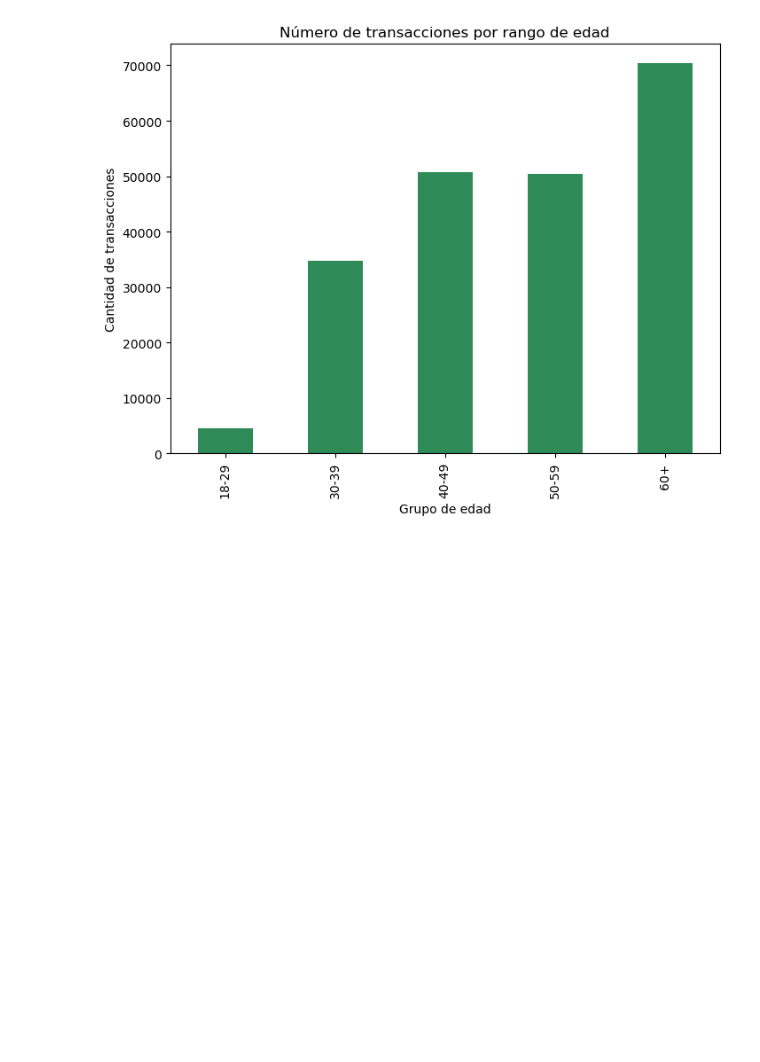
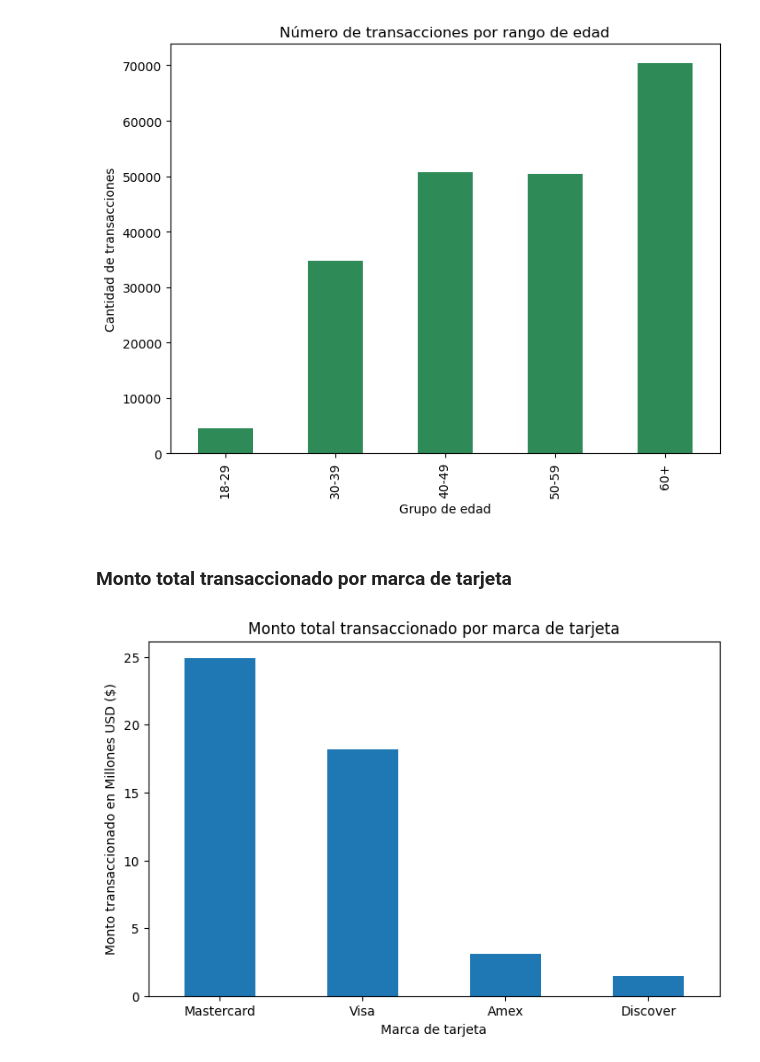
Before and after one commit to robertomalave/Practica_G11, a Jupyter notebook: ProyectoG11.ipynb, the cells around one changed output. Saved outputs shown, nothing was run; the diff lists cells and outputs as text; code cells hidden in the pictures; blank space fills up the shorter version.

Commit message:
Actualizacion tabla cards Patricio Silva

```diff
--- a/ProyectoG11.ipynb
+++ b/ProyectoG11.ipynb
@@ -1356,0 +1570,6 @@ df_transactions
+# %%
+df_merged_tc = df_transactions.merge(df_cards_final,
+    how='left',          # mantiene todas las transacciones
+    left_on='client_id', # columna en df_transactions
+    right_on='client_id' # columna en df_cards_final
+)
@@ -1356,0 +1614,6 @@ df_transactions
+# %%
+df_merged_tc['amount'] = (df_merged_tc['amount'].str.replace('$', '', regex=False).astype(float))
+# %%
+df_merged_tc['merchant_city'] = df_merged_tc['merchant_city'].astype(str).str.strip()
+df_merged_tc['merchant_city'] = df_merged_tc['merchant_city'].str.upper()
+df_merged_tc.head(10)
@@ -1409,3 +1692,16 @@ plt.ylabel("Cantidad de transacciones")
 plt.show()
 # %% [output]
 [figure]
+# %% [markdown]
+
+### Monto total transaccionado por marca de tarjeta
+# %%
+totals = (df_merged_tc.groupby('card_brand')['amount'].sum().sort_values(ascending=False)/ 1e6)
+
+totals.plot(kind='bar', figsize=(8,5), title='Monto total transaccionado por marca de tarjeta')
+plt.xlabel('Marca de tarjeta')
+plt.ylabel('Monto transaccionado en Millones USD ($)')
+plt.xticks(rotation=0)
+plt.show()
+# %% [output]
+[figure, added]
```
Also changed, not shown: parts of 47 cells of this notebook.
